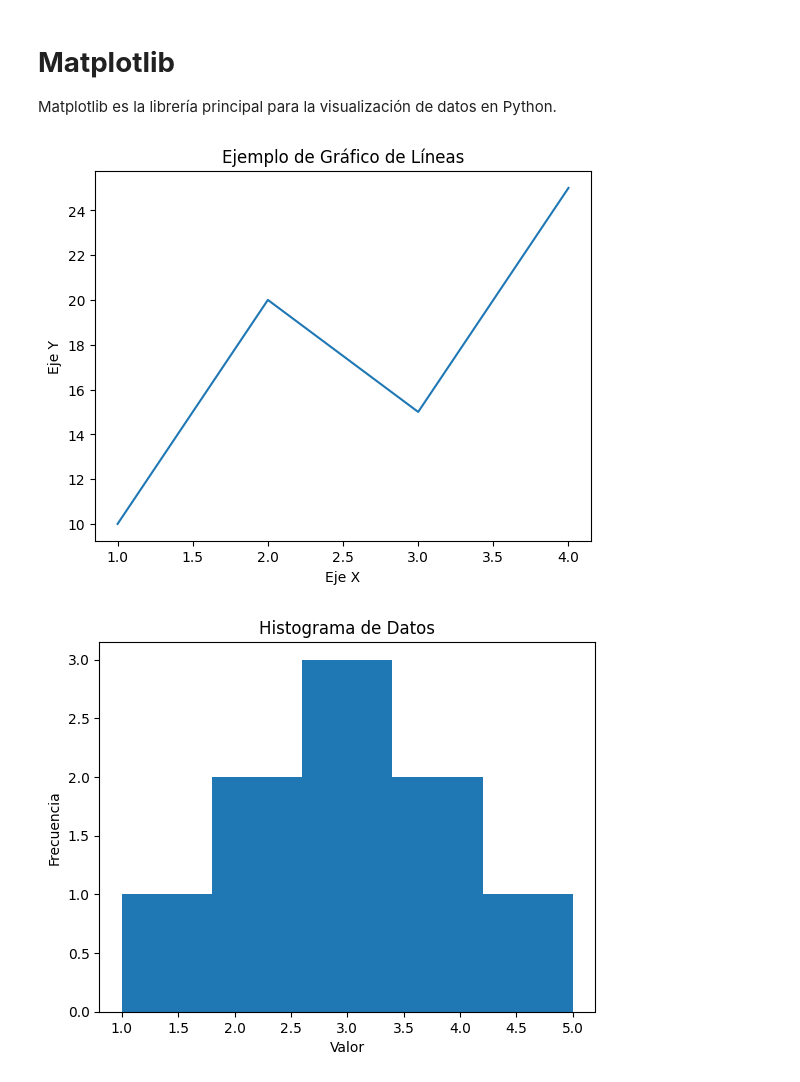
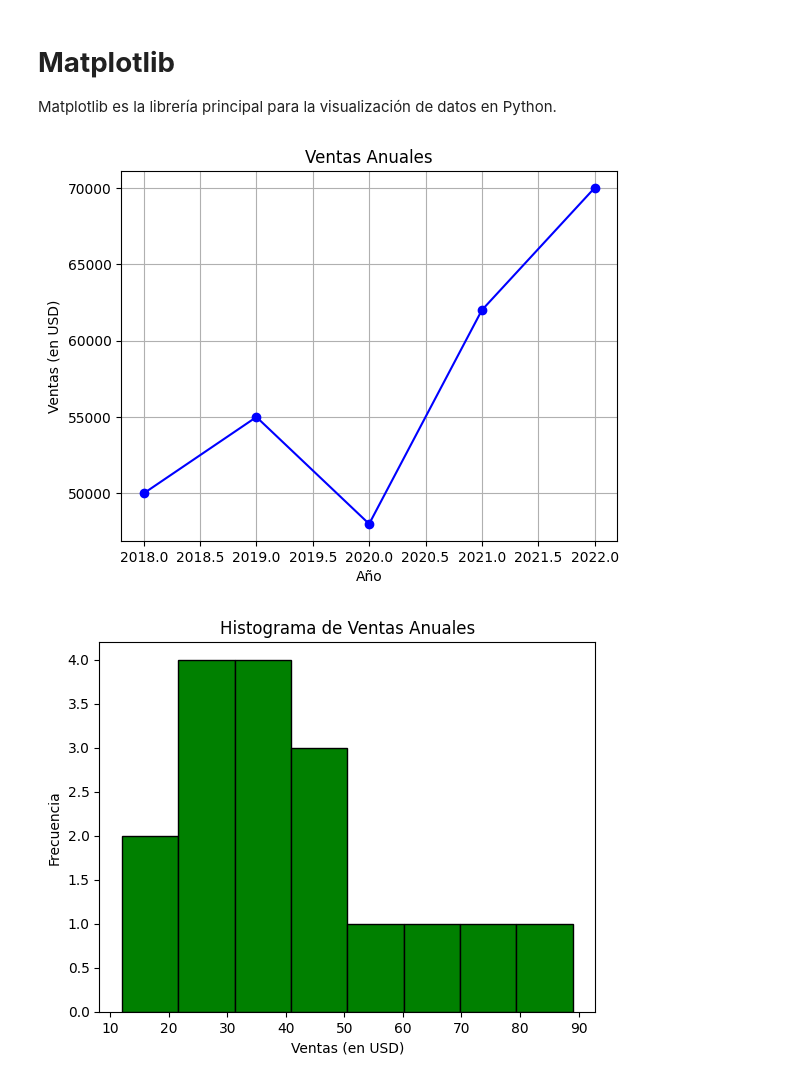
Before and after one commit to 4GeeksAcademy/Prework-Data, a Jupyter notebook: Prework - Clase 4.ipynb, the cells around one changed output. Saved outputs shown, nothing was run; the diff lists cells and outputs as text; code cells hidden in the pictures.

```diff
--- a/Prework - Clase 4.ipynb
+++ b/Prework - Clase 4.ipynb
@@ -370,30 +365,29 @@ Matplotlib es la librería principal para la visualización de datos en Python.
 # %%
 import matplotlib.pyplot as plt
 
 #plot() Crea gráficos de líneas.
 
-x = [1, 2, 3, 4]
-y = [10, 20, 15, 25]
+años = [2018, 2019, 2020, 2021, 2022]
+ventas = [50000, 55000, 48000, 62000, 70000]
 
-plt.plot(x, y)   # plot() dibuja una línea usando los valores de x e y
-plt.title("Ejemplo de Gráfico de Líneas")  # título
-plt.xlabel("Eje X")  # etiqueta del eje X
-plt.ylabel("Eje Y")  # etiqueta del eje Y
-plt.show()  # muestra el gráfico en pantalla
+plt.plot(años, ventas, marker='o', linestyle='-', color='b') # plot() dibuja una línea usando los valores de años en eje x y ventas en eje y
+plt.title("Ventas Anuales") # título
+plt.xlabel("Año") # etiqueta del eje X
+plt.ylabel("Ventas (en USD)") # etiqueta del eje Y
+plt.grid() #añade lineas de guias en cada marca de ambos ejes
+plt.show() # muestra el gráfico en pantalla
 # %% [output]
-[figure, old version]
+[figure, new version]
 # %%
 #hist() Genera histogramas, que sirven para mostrar la distribución de un conjunto de datos.
-
-datos = [1, 2, 2, 3, 3, 3, 4, 4, 5]
-plt.hist(datos, bins=5)
-# hist() crea un histograma; bins especifica el número de barras
-plt.title("Histograma de Datos")
-plt.xlabel("Valor")
+Edad = [20, 22, 24, 26, 34, 39, 45, 29, 38, 58, 37, 42, 89, 72, 45, 65, 12]
+plt.hist(Edad, bins = 8, color='g', edgecolor='black')
+plt.title("Histograma de Ventas Anuales")
+plt.xlabel("Ventas (en USD)")
 plt.ylabel("Frecuencia")
 plt.show()
 # %% [output]
-[figure, old version]
+[figure, new version]
 # %%
 #scatter() Crea diagramas de dispersión, útiles para ver la relación entre dos variables.
 
```
Also changed, not shown: parts of 35 cells of this notebook, 3 other files.
